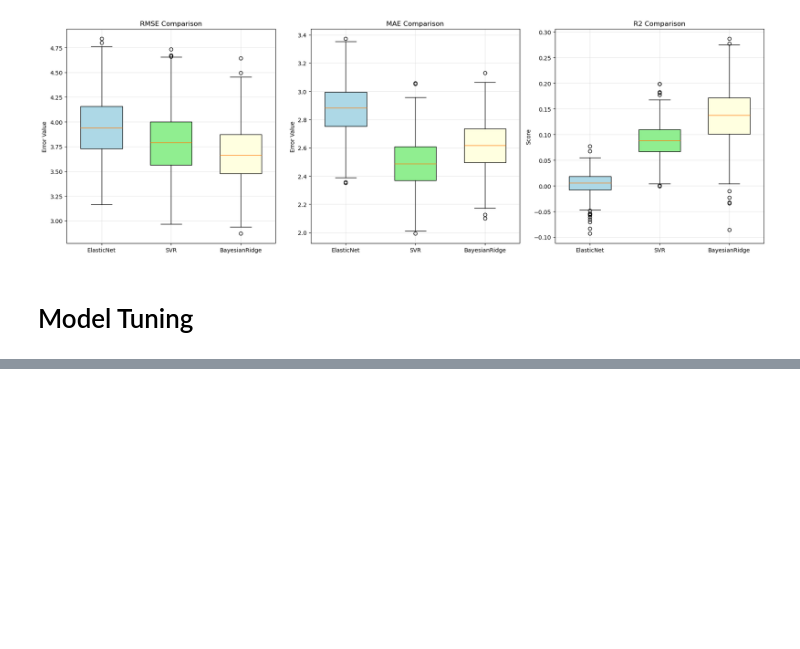
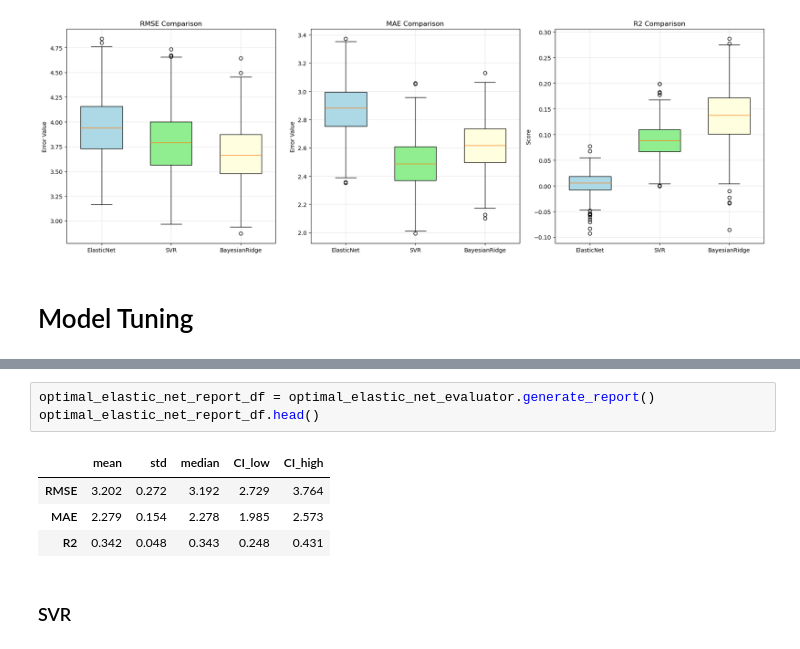
Before and after one commit to ikotsov/MLCB-Assignment-1, a Jupyter notebook: notebooks/model_analysis.ipynb, the cells around one changed output, grey strips where cells are left out. Cells and saved outputs as stored; diff of their text form; blank space fills up the shorter version.

```diff
--- a/notebooks/model_analysis.ipynb
+++ b/notebooks/model_analysis.ipynb
@@ -233,0 +275,10 @@ compare_model_metrics(
+# %%
+optimal_elastic_net_report_df = optimal_elastic_net_evaluator.generate_report()
+optimal_elastic_net_report_df.head()
+# %% [output]
+|  | mean | std | median | CI_low | CI_high |
+| RMSE | 3.202 | 0.272 | 3.192 | 2.729 | 3.764 |
+| MAE | 2.279 | 0.154 | 2.278 | 1.985 | 2.573 |
+| R2 | 0.342 | 0.048 | 0.343 | 0.248 | 0.431 |
+# %% [markdown]
+### SVR
```
Also changed, not shown: parts of 13 cells of this notebook, 3 other files.
